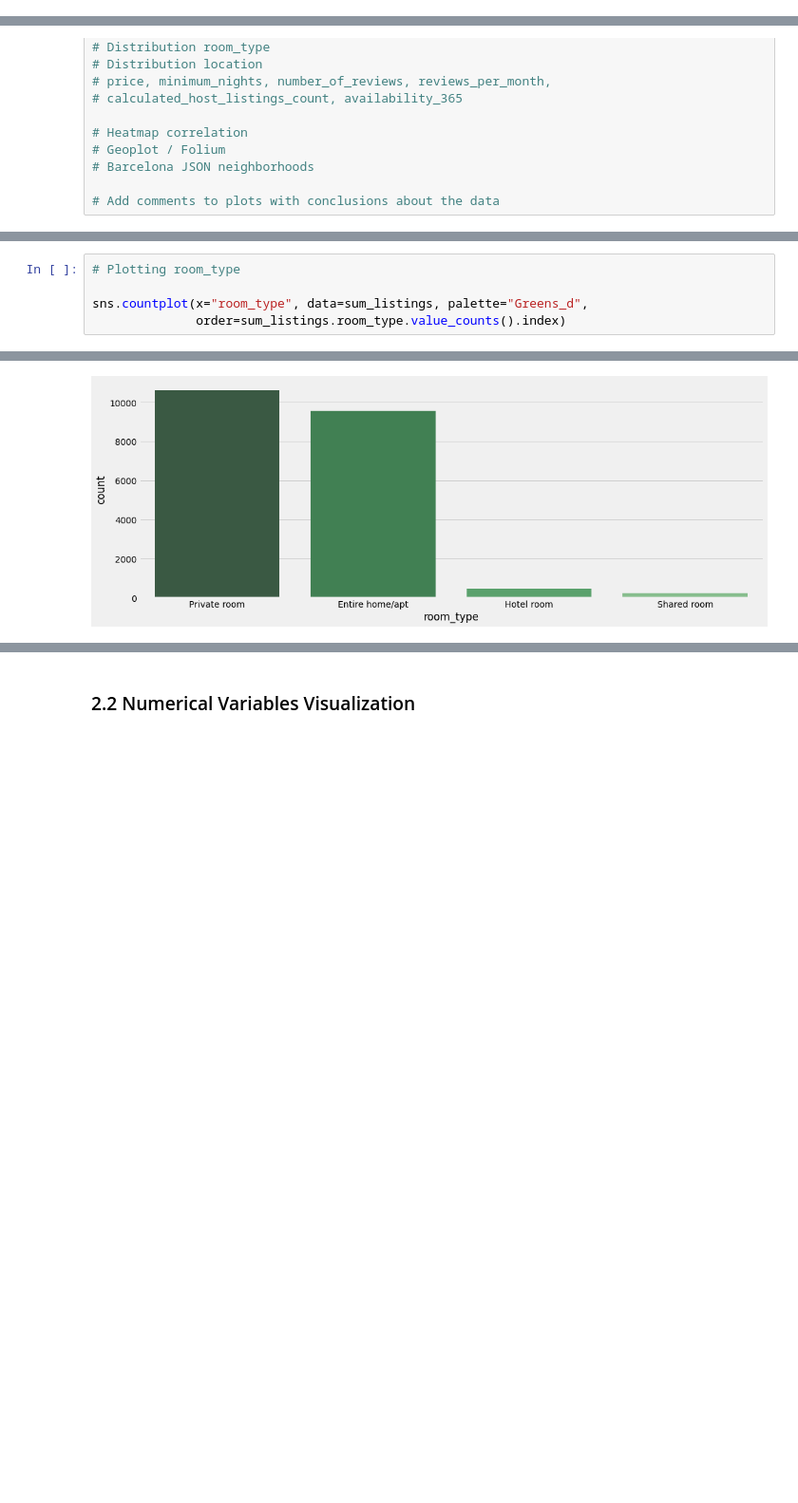
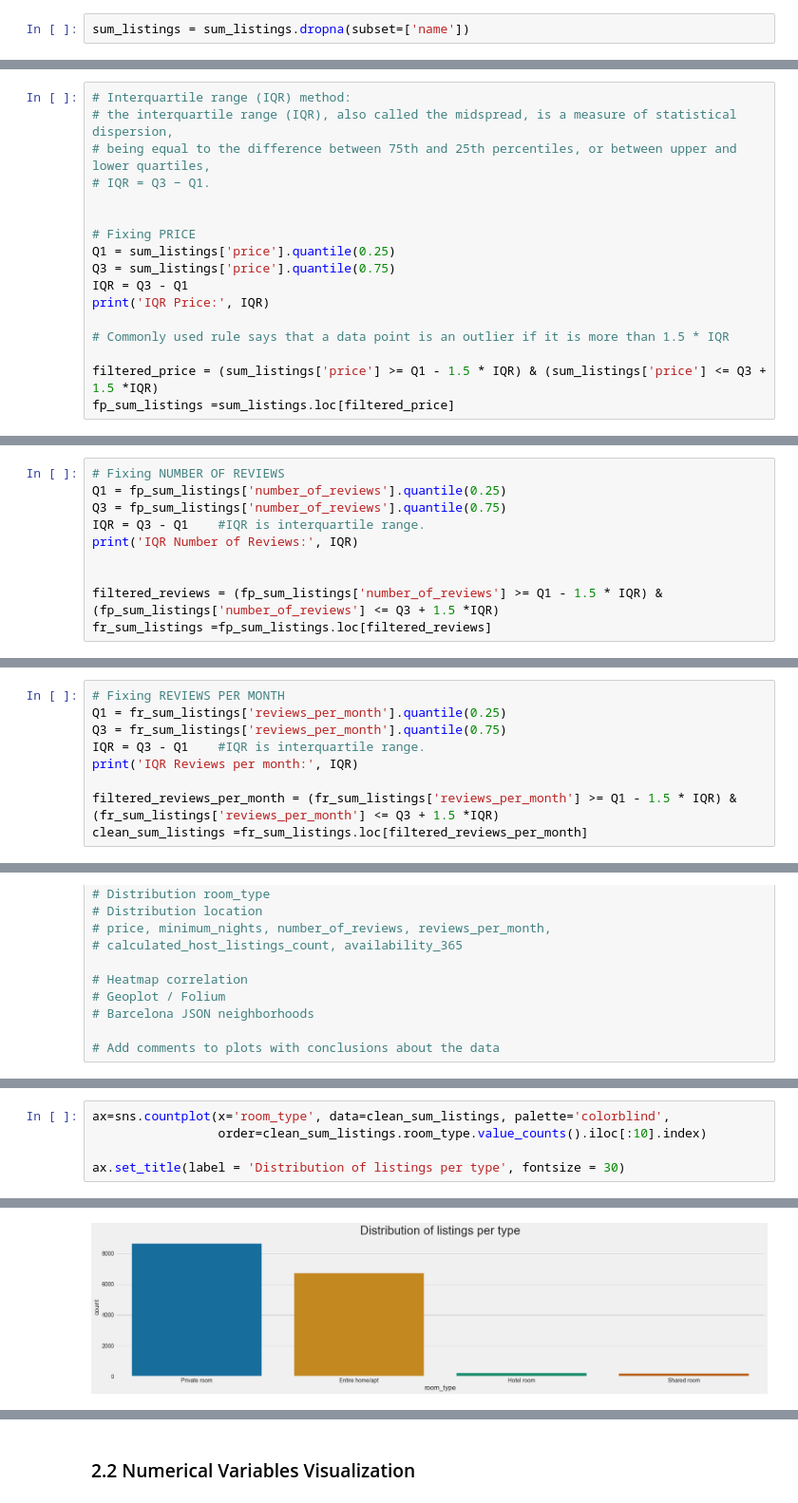
Before and after one commit to dinisoliveirac/AirbnbSmarter-Pricing-Predictor, a Jupyter notebook: airbnb_barcelona.ipynb, the cells around one changed output, grey strips where cells are left out. Shown at 95% size. Saved outputs shown, nothing was run; the diff lists cells and outputs as text; blank space fills up the shorter version.

Commit message:
updated version w/o outliers and w/ extra viz

```diff
--- a/airbnb_barcelona.ipynb
+++ b/airbnb_barcelona.ipynb
@@ -192,3 +169,5 @@ dtype: object
+# %%
+sum_listings = sum_listings.dropna(subset=['name'])
 # %%
 sum_listings.isnull().sum()
 # %% [output]
@@ -242,0 +222,17 @@ Text(0.5, 1.0, 'Number of Reviews')
+# %%
+# Interquartile range (IQR) method:
+# the interquartile range (IQR), also called the midspread, is a measure of statistical dispersion,
+# being equal to the difference between 75th and 25th percentiles, or between upper and lower quartiles,
+# IQR = Q3 − Q1.
+
+
+# Fixing PRICE
+Q1 = sum_listings['price'].quantile(0.25)
+Q3 = sum_listings['price'].quantile(0.75)
+IQR = Q3 - Q1
+print('IQR Price:', IQR)
+
+# Commonly used rule says that a data point is an outlier if it is more than 1.5 * IQR
+
+filtered_price = (sum_listings['price'] >= Q1 - 1.5 * IQR) & (sum_listings['price'] <= Q3 + 1.5 *IQR)
+fp_sum_listings =sum_listings.loc[filtered_price]
@@ -242,0 +241,10 @@ Text(0.5, 1.0, 'Number of Reviews')
+# %%
+# Fixing NUMBER OF REVIEWS
+Q1 = fp_sum_listings['number_of_reviews'].quantile(0.25)
+Q3 = fp_sum_listings['number_of_reviews'].quantile(0.75)
+IQR = Q3 - Q1    #IQR is interquartile range.
+print('IQR Number of Reviews:', IQR)
+
+
+filtered_reviews = (fp_sum_listings['number_of_reviews'] >= Q1 - 1.5 * IQR) & (fp_sum_listings['number_of_reviews'] <= Q3 + 1.5 *IQR)
+fr_sum_listings =fp_sum_listings.loc[filtered_reviews]
@@ -242,0 +253,9 @@ Text(0.5, 1.0, 'Number of Reviews')
+# %%
+# Fixing REVIEWS PER MONTH
+Q1 = fr_sum_listings['reviews_per_month'].quantile(0.25)
+Q3 = fr_sum_listings['reviews_per_month'].quantile(0.75)
+IQR = Q3 - Q1    #IQR is interquartile range.
+print('IQR Reviews per month:', IQR)
+
+filtered_reviews_per_month = (fr_sum_listings['reviews_per_month'] >= Q1 - 1.5 * IQR) & (fr_sum_listings['reviews_per_month'] <= Q3 + 1.5 *IQR)
+clean_sum_listings =fr_sum_listings.loc[filtered_reviews_per_month]
@@ -308,6 +374,6 @@ ax.set_xticklabels(ax.get_xticklabels(), rotation=45)
 # %%
-# Plotting room_type
+ax=sns.countplot(x='room_type', data=clean_sum_listings, palette='colorblind',
+                 order=clean_sum_listings.room_type.value_counts().iloc[:10].index)
 
-sns.countplot(x="room_type", data=sum_listings, palette="Greens_d",
-              order=sum_listings.room_type.value_counts().index)
+ax.set_title(label = 'Distribution of listings per type', fontsize = 30)
 # %% [output]
@@ -315 +381 @@ sns.countplot(x="room_type", data=sum_listings, palette="Greens_d",
-[figure, old version]
+[figure, new version]
```
Also changed, not shown: parts of 58 cells of this notebook.
